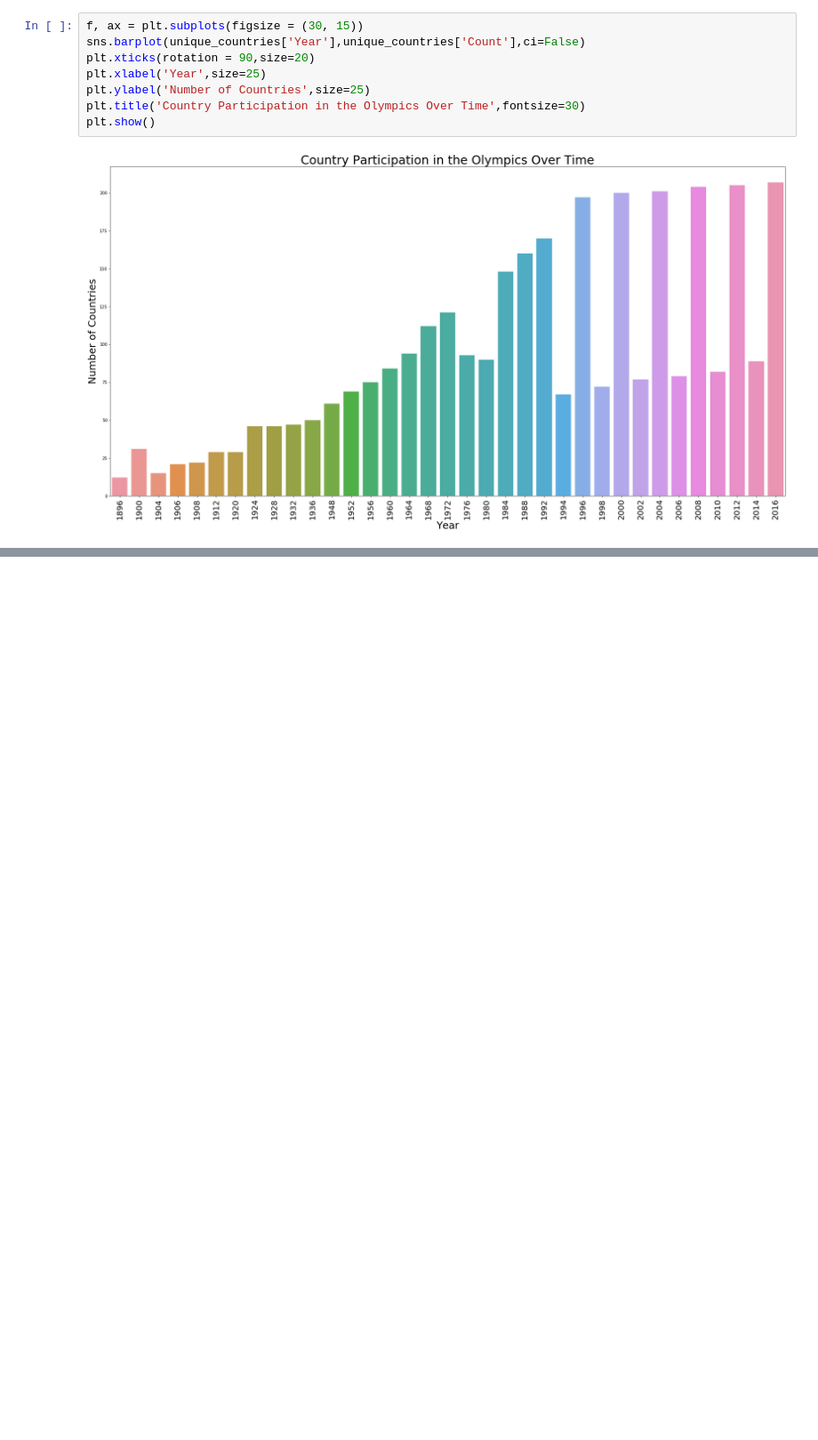
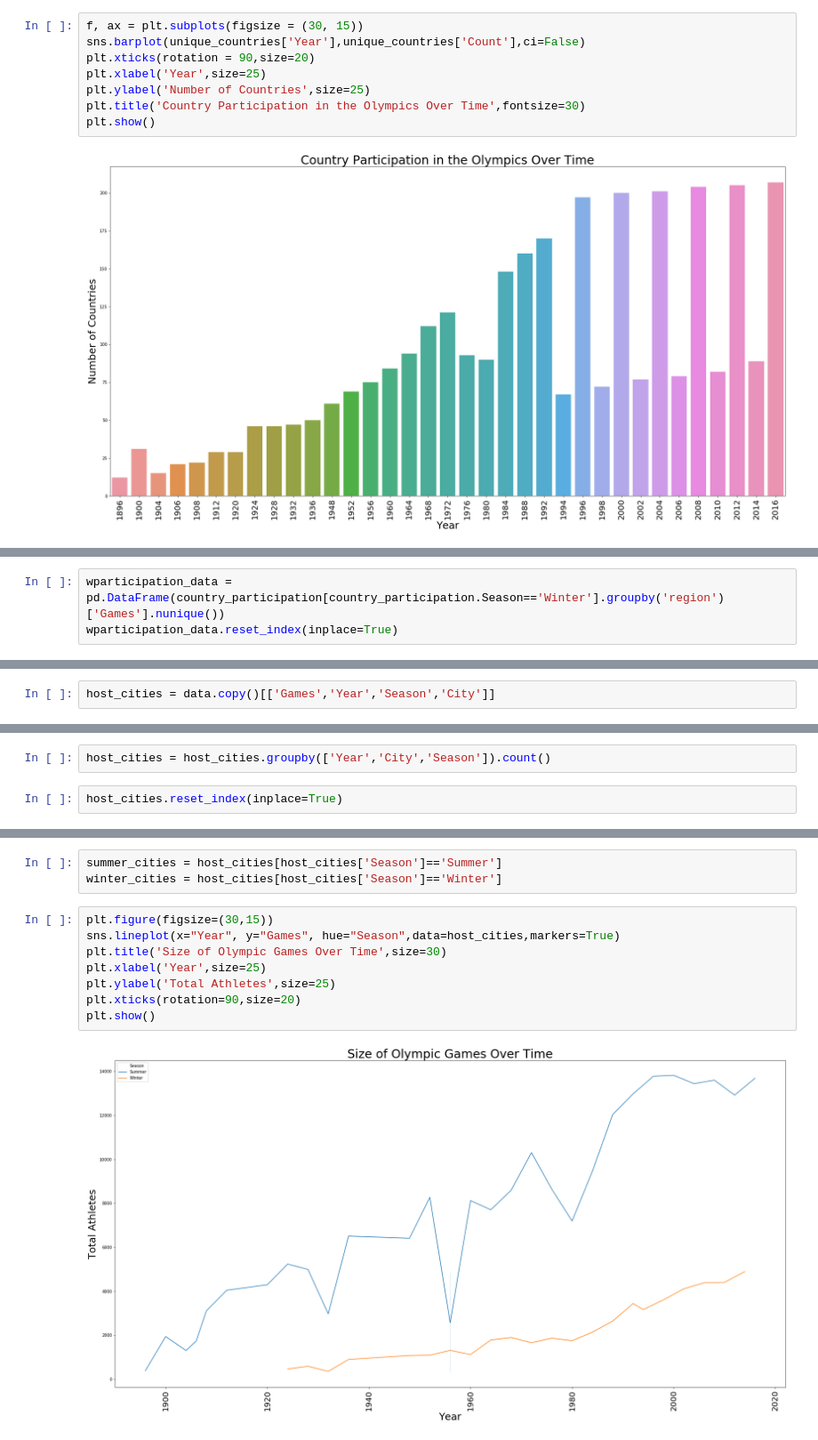
Before and after one commit to huntersapienza/Modern-Olympic-Games-Data-Analysis, a Jupyter notebook: Trends Over Time.ipynb, the cells around one changed output, grey strips where cells are left out. Shown at 89% size. Cells and saved outputs as stored; diff of their text form; blank space fills up the shorter version.

```diff
--- a/Trends Over Time.ipynb
+++ b/Trends Over Time.ipynb
@@ -135,0 +259,3 @@ plt.show()
+# %%
+wparticipation_data = pd.DataFrame(country_participation[country_participation.Season=='Winter'].groupby('region')['Games'].nunique())
+wparticipation_data.reset_index(inplace=True)
@@ -135,0 +316,2 @@ plt.show()
+# %%
+host_cities = data.copy()[['Games','Year','Season','City']]
@@ -135,0 +327,4 @@ plt.show()
+# %%
+host_cities = host_cities.groupby(['Year','City','Season']).count()
+# %%
+host_cities.reset_index(inplace=True)
@@ -135,0 +351,13 @@ plt.show()
+# %%
+summer_cities = host_cities[host_cities['Season']=='Summer']
+winter_cities = host_cities[host_cities['Season']=='Winter']
+# %%
+plt.figure(figsize=(30,15))
+sns.lineplot(x="Year", y="Games", hue="Season",data=host_cities,markers=True)
+plt.title('Size of Olympic Games Over Time',size=30)
+plt.xlabel('Year',size=25)
+plt.ylabel('Total Athletes',size=25)
+plt.xticks(rotation=90,size=20)
+plt.show()
+# %% [output]
+[figure, added]
```
Also changed, not shown: parts of 19 cells of this notebook, 1 other file.
